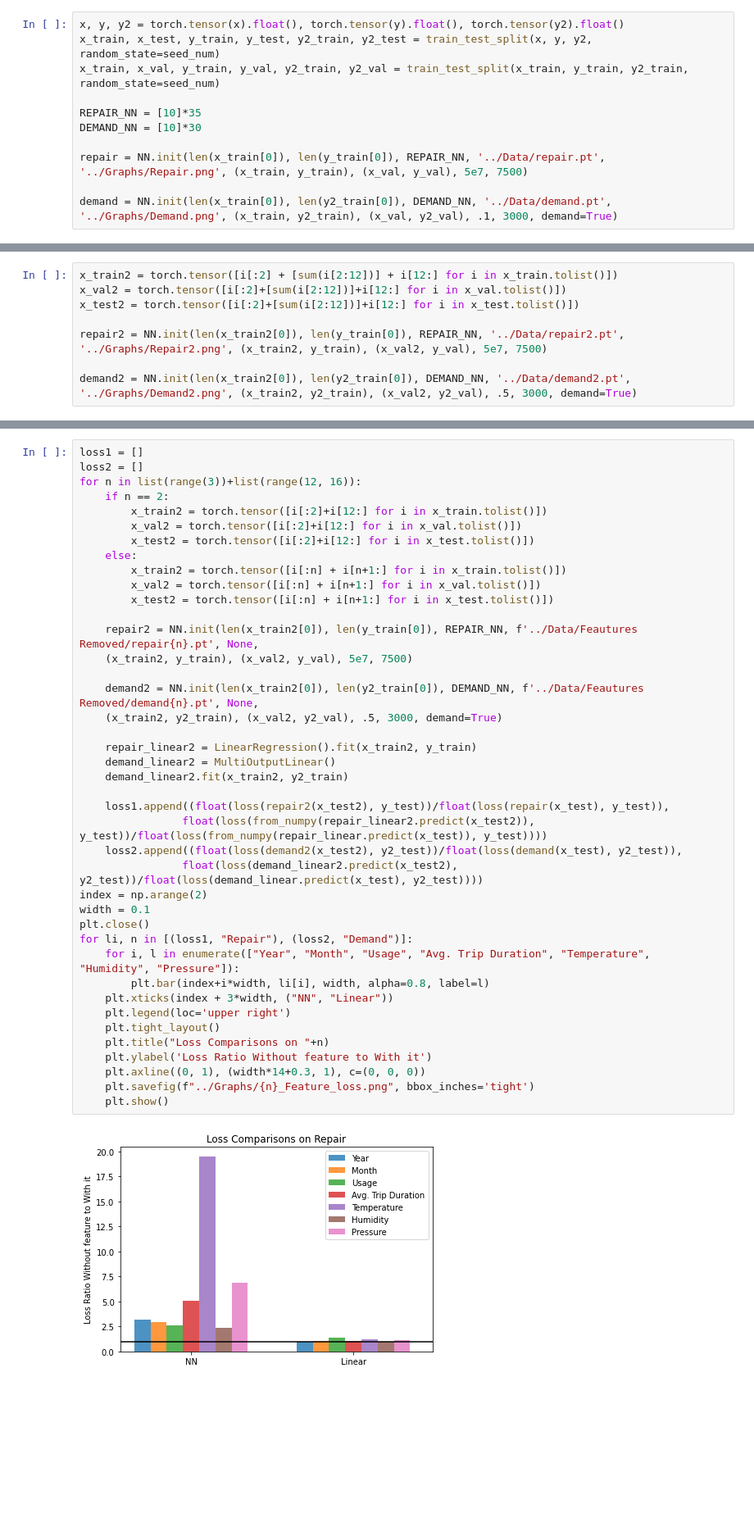
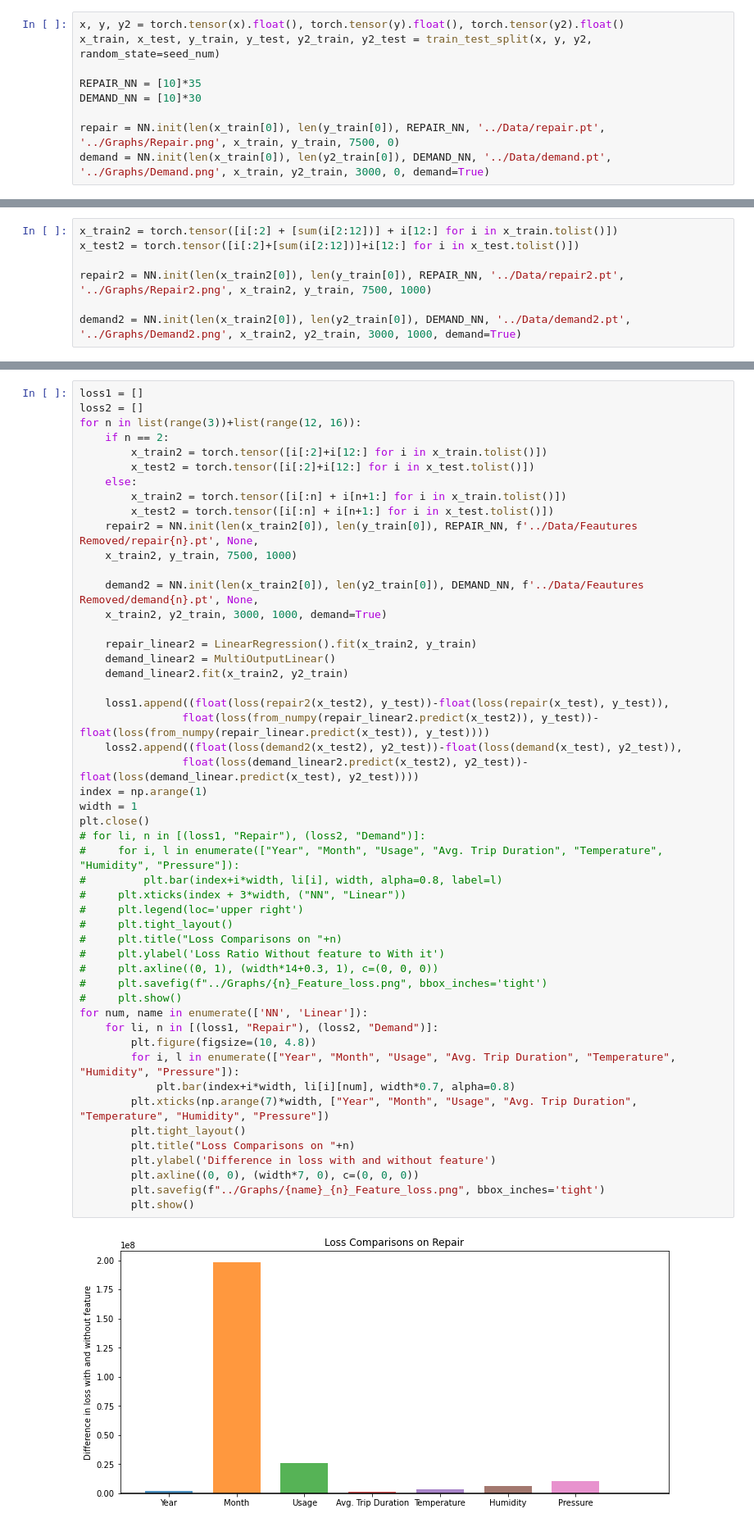
Before and after one commit to RyanW124/A-Deep-Learning-Approach-to-Predict-the-Number-of-Bikes-a-Bike-Sharing-Company-Repairs, a Jupyter notebook: Code/main.ipynb, the cells around one changed output, grey strips where cells are left out. Shown at 82% size. Drawn from its saved outputs; the diff is of its cells as text; blank space fills up the shorter version.

```diff
--- a/Code/main.ipynb
+++ b/Code/main.ipynb
@@ -72,12 +72,10 @@ plt.show()
 # %%
 x, y, y2 = torch.tensor(x).float(), torch.tensor(y).float(), torch.tensor(y2).float()
 x_train, x_test, y_train, y_test, y2_train, y2_test = train_test_split(x, y, y2, random_state=seed_num)
-x_train, x_val, y_train, y_val, y2_train, y2_val = train_test_split(x_train, y_train, y2_train, random_state=seed_num)
 
 REPAIR_NN = [10]*35
 DEMAND_NN = [10]*30
 
-repair = NN.init(len(x_train[0]), len(y_train[0]), REPAIR_NN, '../Data/repair.pt', '../Graphs/Repair.png', (x_train, y_train), (x_val, y_val), 5e7, 7500)
-
-demand = NN.init(len(x_train[0]), len(y2_train[0]), DEMAND_NN, '../Data/demand.pt', '../Graphs/Demand.png', (x_train, y2_train), (x_val, y2_val), .1, 3000, demand=True)
+repair = NN.init(len(x_train[0]), len(y_train[0]), REPAIR_NN, '../Data/repair.pt', '../Graphs/Repair.png', x_train, y_train, 7500, 0)
+demand = NN.init(len(x_train[0]), len(y2_train[0]), DEMAND_NN, '../Data/demand.pt', '../Graphs/Demand.png', x_train, y2_train, 3000, 0, demand=True)
 # %% [output]
@@ -98,9 +96,8 @@ loss_plot(demand, demand_linear, [(x_train, y_train, y2_train), (x_val, y_val, y
 # %%
 x_train2 = torch.tensor([i[:2] + [sum(i[2:12])] + i[12:] for i in x_train.tolist()])
-x_val2 = torch.tensor([i[:2]+[sum(i[2:12])]+i[12:] for i in x_val.tolist()])
 x_test2 = torch.tensor([i[:2]+[sum(i[2:12])]+i[12:] for i in x_test.tolist()])
 
-repair2 = NN.init(len(x_train2[0]), len(y_train[0]), REPAIR_NN, '../Data/repair2.pt', '../Graphs/Repair2.png', (x_train2, y_train), (x_val2, y_val), 5e7, 7500)
+repair2 = NN.init(len(x_train2[0]), len(y_train[0]), REPAIR_NN, '../Data/repair2.pt', '../Graphs/Repair2.png', x_train2, y_train, 7500, 1000)
 
-demand2 = NN.init(len(x_train2[0]), len(y2_train[0]), DEMAND_NN, '../Data/demand2.pt', '../Graphs/Demand2.png', (x_train2, y2_train), (x_val2, y2_val), .5, 3000, demand=True)
+demand2 = NN.init(len(x_train2[0]), len(y2_train[0]), DEMAND_NN, '../Data/demand2.pt', '../Graphs/Demand2.png', x_train2, y2_train, 3000, 1000, demand=True)
 # %% [output]
@@ -151,43 +148,52 @@ plt.show()
 # %%
 loss1 = []
 loss2 = []
 for n in list(range(3))+list(range(12, 16)):
     if n == 2:
         x_train2 = torch.tensor([i[:2]+i[12:] for i in x_train.tolist()])
-        x_val2 = torch.tensor([i[:2]+i[12:] for i in x_val.tolist()])
         x_test2 = torch.tensor([i[:2]+i[12:] for i in x_test.tolist()])
     else:
         x_train2 = torch.tensor([i[:n] + i[n+1:] for i in x_train.tolist()])
-        x_val2 = torch.tensor([i[:n] + i[n+1:] for i in x_val.tolist()])
         x_test2 = torch.tensor([i[:n] + i[n+1:] for i in x_test.tolist()])
-
     repair2 = NN.init(len(x_train2[0]), len(y_train[0]), REPAIR_NN, f'../Data/Feautures Removed/repair{n}.pt', None,
-    (x_train2, y_train), (x_val2, y_val), 5e7, 7500)
+    x_train2, y_train, 7500, 1000)
 
     demand2 = NN.init(len(x_train2[0]), len(y2_train[0]), DEMAND_NN, f'../Data/Feautures Removed/demand{n}.pt', None,
-    (x_train2, y2_train), (x_val2, y2_val), .5, 3000, demand=True)
+    x_train2, y2_train, 3000, 1000, demand=True)
 
     repair_linear2 = LinearRegression().fit(x_train2, y_train)
     demand_linear2 = MultiOutputLinear()
     demand_linear2.fit(x_train2, y2_train)
 
-    loss1.append((float(loss(repair2(x_test2), y_test))/float(loss(repair(x_test), y_test)),
-                float(loss(from_numpy(repair_linear2.predict(x_test2)), y_test))/float(loss(from_numpy(repair_linear.predict(x_test)), y_test))))
-    loss2.append((float(loss(demand2(x_test2), y2_test))/float(loss(demand(x_test), y2_test)),
-                float(loss(demand_linear2.predict(x_test2), y2_test))/float(loss(demand_linear.predict(x_test), y2_test))))
-index = np.arange(2)
-width = 0.1
+    loss1.append((float(loss(repair2(x_test2), y_test))-float(loss(repair(x_test), y_test)),
+                float(loss(from_numpy(repair_linear2.predict(x_test2)), y_test))-float(loss(from_numpy(repair_linear.predict(x_test)), y_test))))
+    loss2.append((float(loss(demand2(x_test2), y2_test))-float(loss(demand(x_test), y2_test)),
+                float(loss(demand_linear2.predict(x_test2), y2_test))-float(loss(demand_linear.predict(x_test), y2_test))))
+index = np.arange(1)
+width = 1
 plt.close()
-for li, n in [(loss1, "Repair"), (loss2, "Demand")]:
-    for i, l in enumerate(["Year", "Month", "Usage", "Avg. Trip Duration", "Temperature", "Humidity", "Pressure"]):
-        plt.bar(index+i*width, li[i], width, alpha=0.8, label=l)
-    plt.xticks(index + 3*width, ("NN", "Linear"))
-    plt.legend(loc='upper right')
-    plt.tight_layout()
-    plt.title("Loss Comparisons on "+n)
-    plt.ylabel('Loss Ratio Without feature to With it')
-    plt.axline((0, 1), (width*14+0.3, 1), c=(0, 0, 0))
-    plt.savefig(f"../Graphs/{n}_Feature_loss.png", bbox_inches='tight')
-    plt.show()
+# for li, n in [(loss1, "Repair"), (loss2, "Demand")]:
+#     for i, l in enumerate(["Year", "Month", "Usage", "Avg. Trip Duration", "Temperature", "Humidity", "Pressure"]):
+#         plt.bar(index+i*width, li[i], width, alpha=0.8, label=l)
+#     plt.xticks(index + 3*width, ("NN", "Linear"))
+#     plt.legend(loc='upper right')
+#     plt.tight_layout()
+#     plt.title("Loss Comparisons on "+n)
+#     plt.ylabel('Loss Ratio Without feature to With it')
+#     plt.axline((0, 1), (width*14+0.3, 1), c=(0, 0, 0))
+#     plt.savefig(f"../Graphs/{n}_Feature_loss.png", bbox_inches='tight')
+#     plt.show()
+for num, name in enumerate(['NN', 'Linear']):
+    for li, n in [(loss1, "Repair"), (loss2, "Demand")]:
+        plt.figure(figsize=(10, 4.8))
+        for i, l in enumerate(["Year", "Month", "Usage", "Avg. Trip Duration", "Temperature", "Humidity", "Pressure"]):
+            plt.bar(index+i*width, li[i][num], width*0.7, alpha=0.8)
+        plt.xticks(np.arange(7)*width, ["Year", "Month", "Usage", "Avg. Trip Duration", "Temperature", "Humidity", "Pressure"])
+        plt.tight_layout()
+        plt.title("Loss Comparisons on "+n)
+        plt.ylabel('Difference in loss with and without feature')
+        plt.axline((0, 0), (width*7, 0), c=(0, 0, 0))
+        plt.savefig(f"../Graphs/{name}_{n}_Feature_loss.png", bbox_inches='tight')
+        plt.show()
 # %% [output]
-[figure, old version]
+[figure, new version]
```
Also changed, not shown: parts of 7 cells of this notebook, 44 other files.
